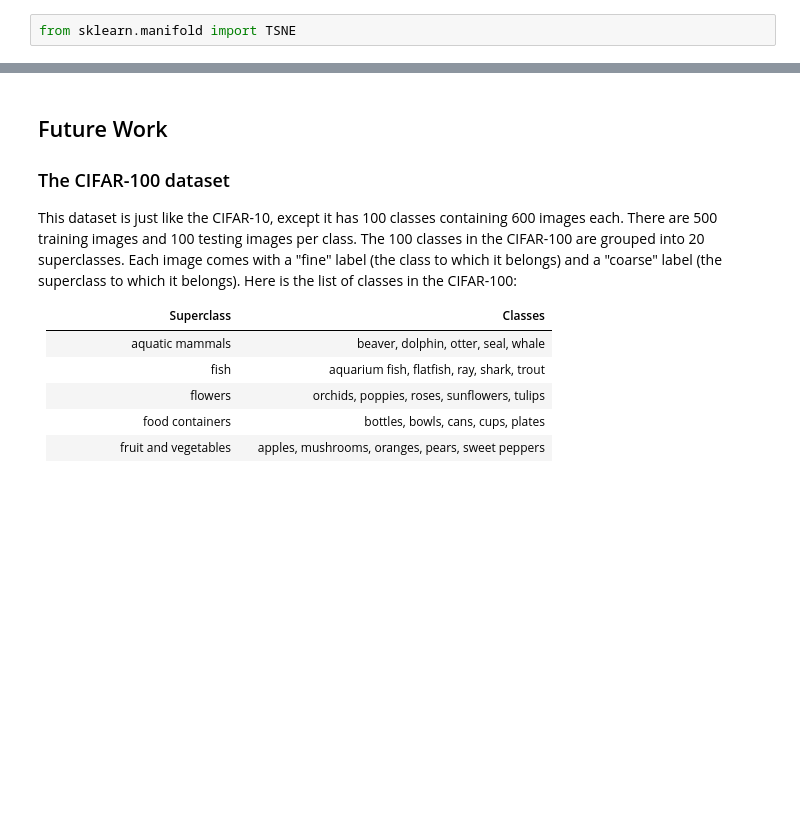
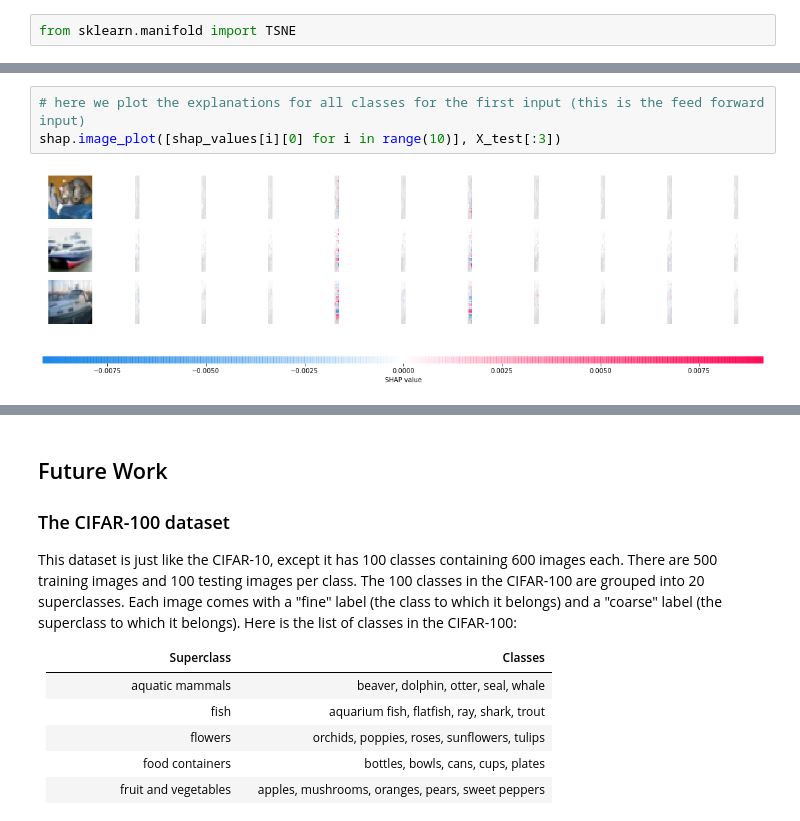
Before and after one commit to RyanDigiCat/IntrotoAITest, a Jupyter notebook: IntroToAI.ipynb, the cells around one changed output, grey strips where cells are left out. Saved outputs shown, nothing was run; the diff lists cells and outputs as text; blank space fills up the shorter version.

```diff
--- a/IntroToAI.ipynb
+++ b/IntroToAI.ipynb
@@ -933,0 +1001,5 @@ for class_number, class_name in CLASS_NAMES:
+# %%
+# here we plot the explanations for all classes for the first input (this is the feed forward input)
+shap.image_plot([shap_values[i][0] for i in range(10)], X_test[:3])
+# %% [output]
+[figure, added]
```
Also changed, not shown: parts of 13 cells of this notebook.
